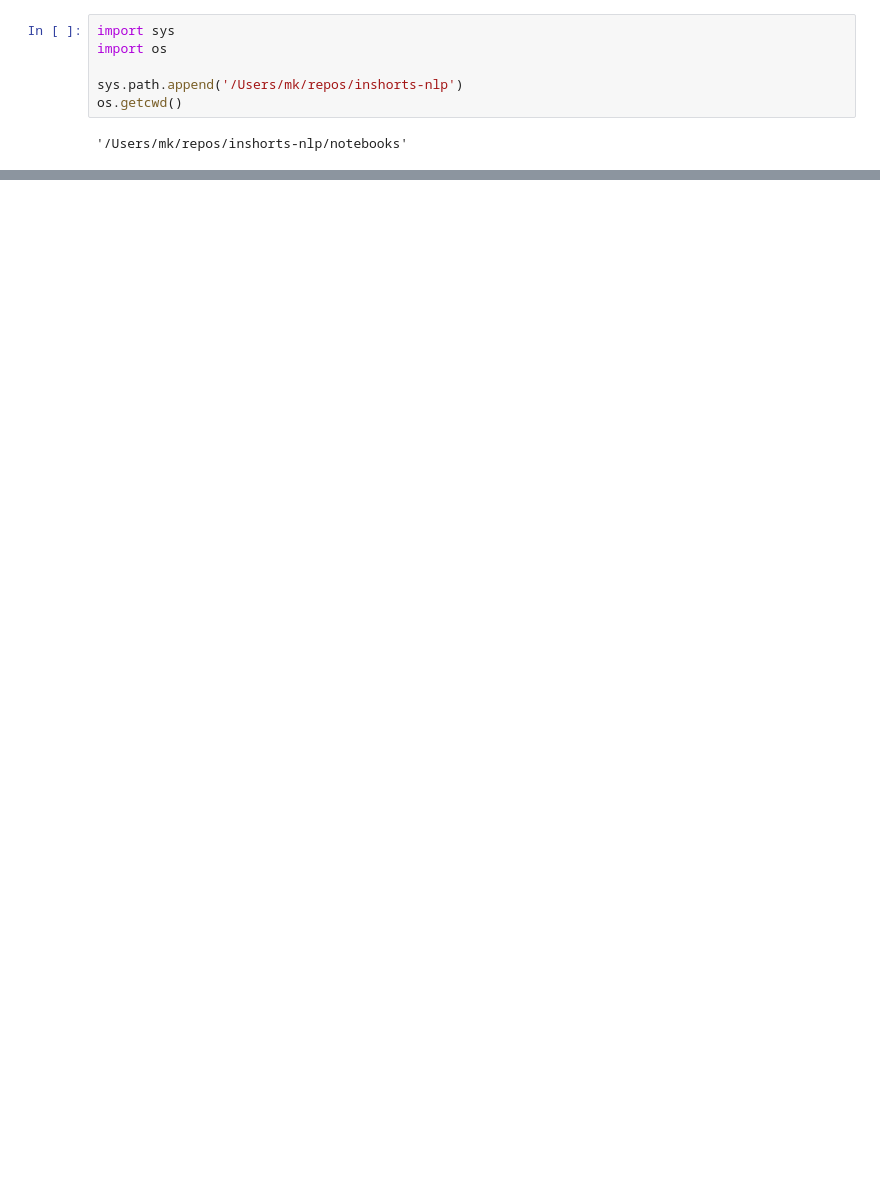
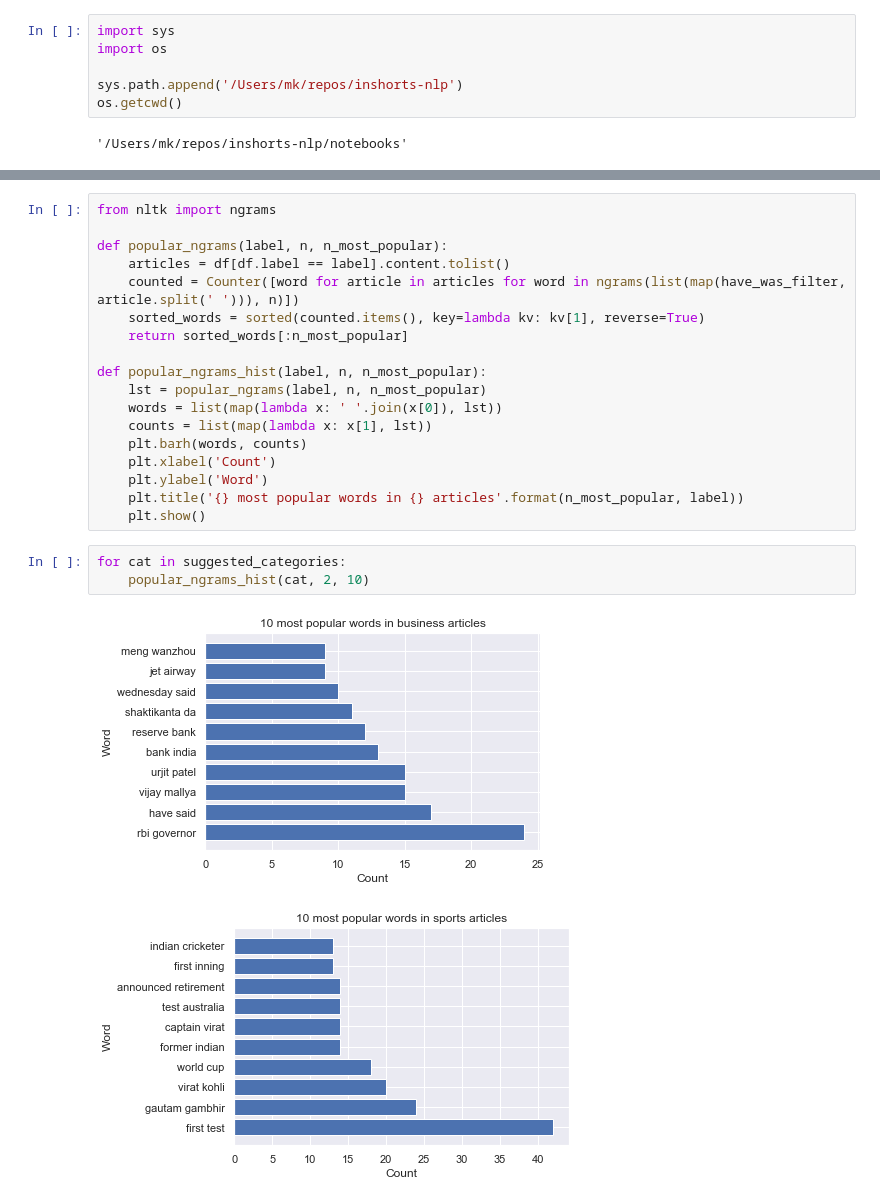
Before and after one commit to mkuzmik/text-categorization, a Jupyter notebook: notebooks/visualization.ipynb, the cells around one changed output, grey strips where cells are left out. Saved outputs shown, nothing was run; the diff lists cells and outputs as text; blank space fills up the shorter version.

```diff
--- a/notebooks/visualization.ipynb
+++ b/notebooks/visualization.ipynb
@@ -62,0 +115,24 @@ len(lengths)
+# %%
+from nltk import ngrams
+
+def popular_ngrams(label, n, n_most_popular):
+    articles = df[df.label == label].content.tolist()
+    counted = Counter([word for article in articles for word in ngrams(list(map(have_was_filter, article.split(' '))), n)])
+    sorted_words = sorted(counted.items(), key=lambda kv: kv[1], reverse=True)
+    return sorted_words[:n_most_popular]
+
+def popular_ngrams_hist(label, n, n_most_popular):
+    lst = popular_ngrams(label, n, n_most_popular)
+    words = list(map(lambda x: ' '.join(x[0]), lst))
+    counts = list(map(lambda x: x[1], lst))
+    plt.barh(words, counts)
+    plt.xlabel('Count')
+    plt.ylabel('Word')
+    plt.title('{} most popular words in {} articles'.format(n_most_popular, label))
+    plt.show()
+# %%
+for cat in suggested_categories:
+    popular_ngrams_hist(cat, 2, 10)
+# %% [output]
+[figure, added]
+[figure, added]
```
Also changed, not shown: parts of 10 cells of this notebook, 1 other file.
